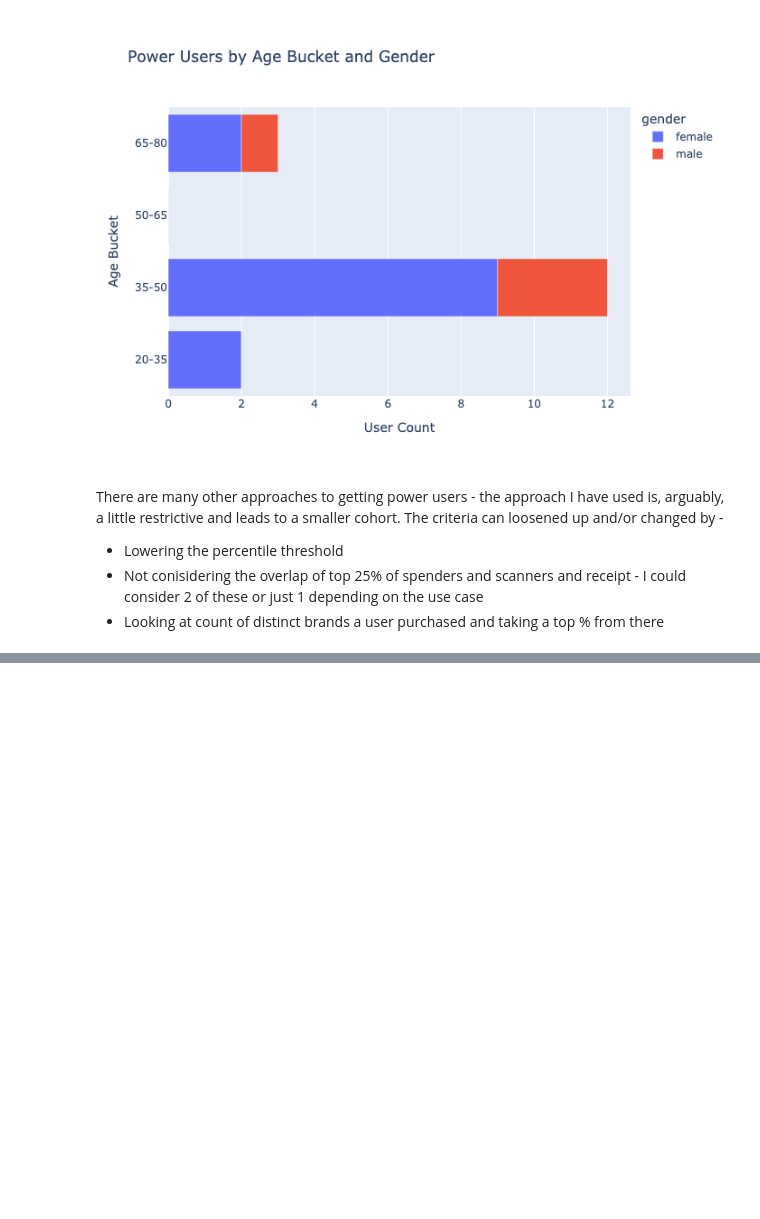
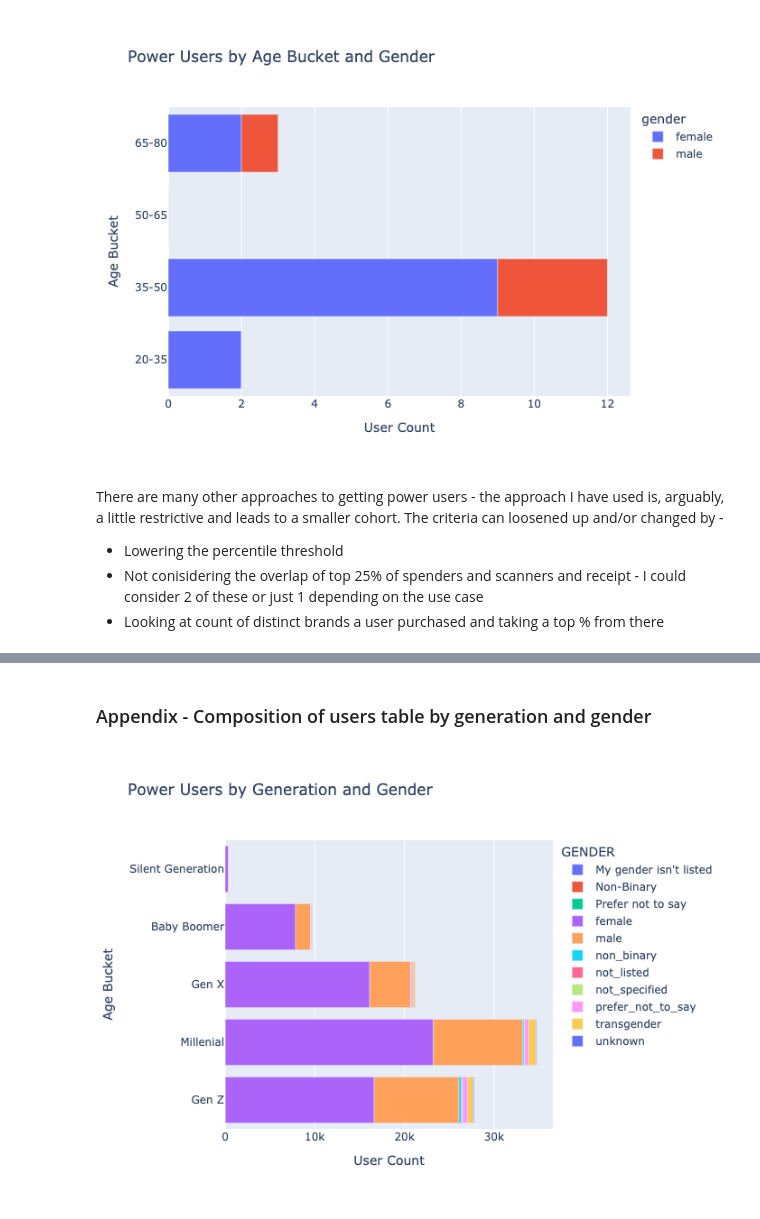
Before and after one commit to rikarnob/Fetch-Assignment, a Jupyter notebook: Fetch Take-home Assignment.ipynb, the cells around one changed output, grey strips where cells are left out. Drawn from its saved outputs; the diff is of its cells as text; code cells hidden in the pictures; blank space fills up the shorter version.

```diff
--- a/Fetch Take-home Assignment.ipynb
+++ b/Fetch Take-home Assignment.ipynb
@@ -352,0 +365,21 @@ with open("styled_table.html", "w") as f:
+# %% [markdown]
+### Appendix - Composition of users table by generation and gender
+# %%
+users["BIRTH_MONTH_YEAR"] = pd.to_datetime(users["BIRTH_MONTH_YEAR"], format = '%Y-%b')
+
+users["age"] = dt.strptime('2025-Feb', '%Y-%b').year- users["BIRTH_MONTH_YEAR"].dt.year
+
+buckets = ['Gen Z','Millenial','Gen X','Baby Boomer', 'Silent Generation']
+bins = [13, 29, 45, 61, 80, 97]
+
+users["age_bucket"] = pd.cut(users["age"], bins = bins, labels = buckets, right = True)
+# %%
+fig2 = ptx.bar(users.groupby(["age_bucket","GENDER"], observed=False).size().reset_index(name = "count"),
+        y="age_bucket", x="count", labels = {"age_bucket":"Age Bucket","count":"User Count"},
+        orientation='h', color = "GENDER", title = "Power Users by Generation and Gender")
+
+pio.write_image(fig2, "user_gen.png")
+
+Image("user_gen.png")
+# %% [output]
+[figure, added]
```
Also changed, not shown: parts of 1 cell of this notebook, 1 other file.
